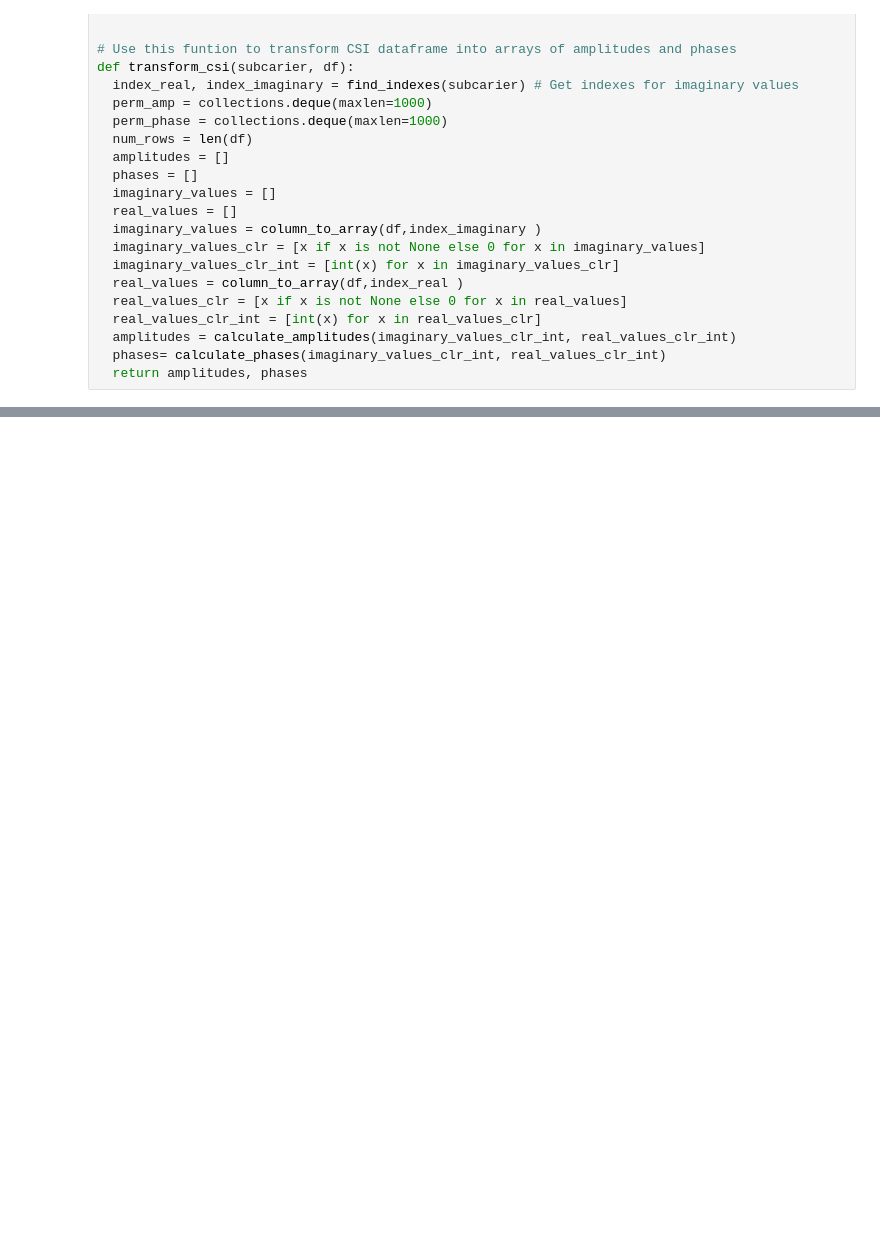
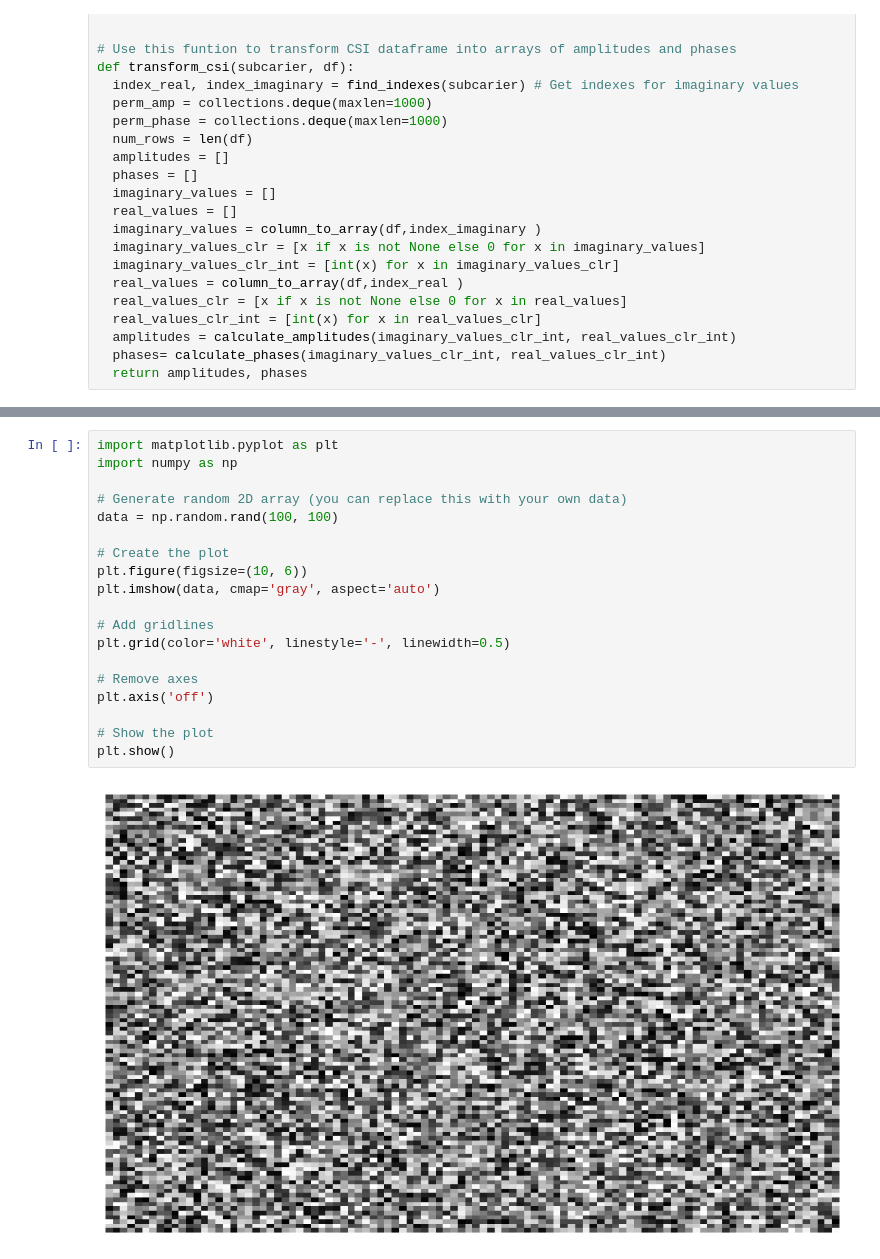
Before and after one commit to MilixUK/AssemblerExample, a Jupyter notebook: Stacked_plot_v1.ipynb, the cells around one changed output, grey strips where cells are left out. Cells and saved outputs as stored; diff of their text form; blank space fills up the shorter version.

```diff
--- a/Stacked_plot_v1.ipynb
+++ b/Stacked_plot_v1.ipynb
@@ -145,0 +234,21 @@ Enter the location number: 4
+# %%
+import matplotlib.pyplot as plt
+import numpy as np
+
+# Generate random 2D array (you can replace this with your own data)
+data = np.random.rand(100, 100)
+
+# Create the plot
+plt.figure(figsize=(10, 6))
+plt.imshow(data, cmap='gray', aspect='auto')
+
+# Add gridlines
+plt.grid(color='white', linestyle='-', linewidth=0.5)
+
+# Remove axes
+plt.axis('off')
+
+# Show the plot
+plt.show()
+# %% [output]
+[figure, added]
```
Also changed, not shown: parts of 10 cells of this notebook.
